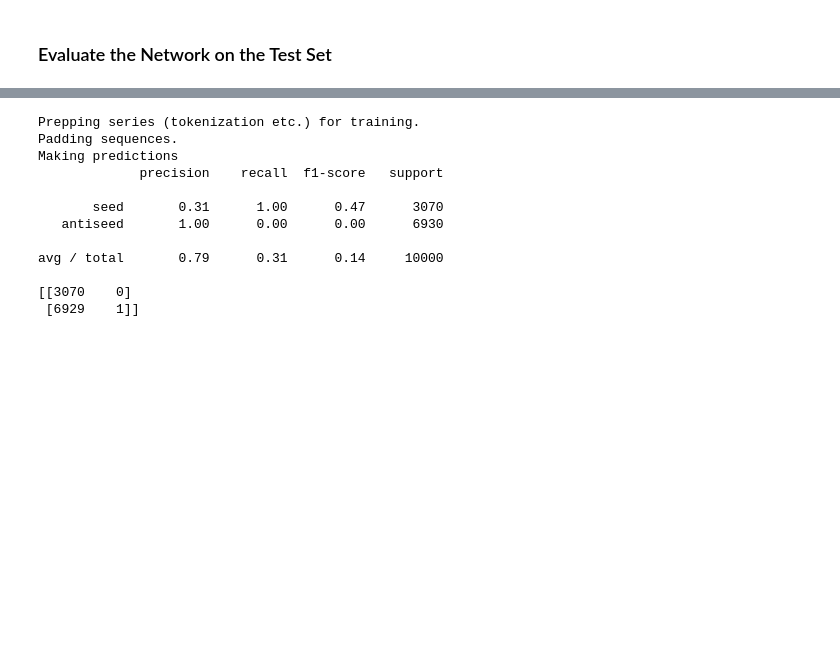
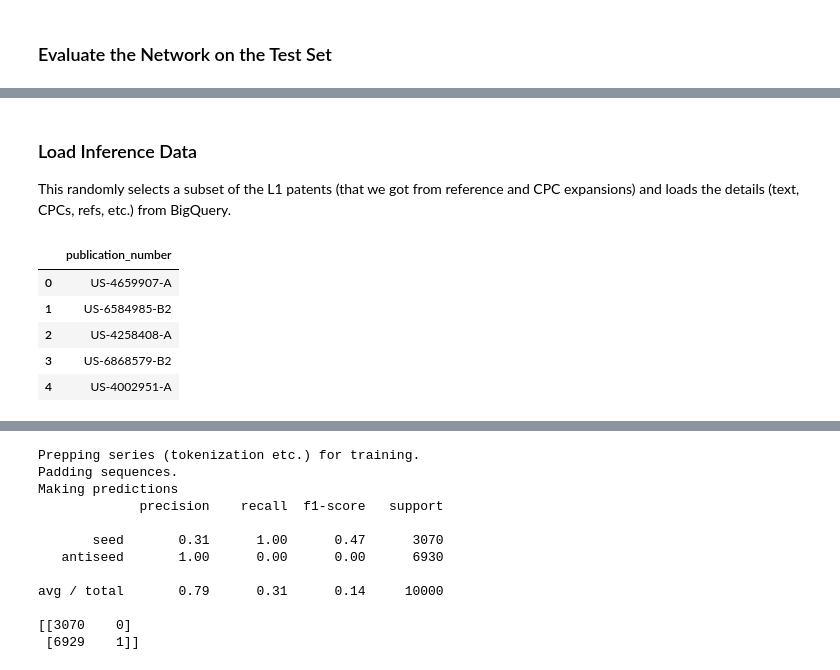
Before and after one commit to google/patents-public-data, a Jupyter notebook: LandscapeNotebook.ipynb, the cells around one changed output, grey strips where cells are left out. Saved outputs shown, nothing was run; the diff lists cells and outputs as text; code cells hidden in the pictures; blank space fills up the shorter version.

```diff
--- a/LandscapeNotebook.ipynb
+++ b/LandscapeNotebook.ipynb
@@ -481 +369,15 @@ expander = expansion.PatentLandscapeExpander(
+# %% [markdown]
+### Load Inference Data
+
+This randomly selects a subset of the L1 patents (that we got from reference and CPC expansions) and loads the details (text, CPCs, refs, etc.) from BigQuery.
+# %%
+subset_l1_pub_nums = l1_patents_df[['publication_number']].sample(frac=.20).reset_index(drop=True)
+subset_l1_pub_nums.head()
+# %% [output]
+|  | publication_number |
+| 0 | US-4659907-A |
+| 1 | US-6584985-B2 |
+| 2 | US-4258408-A |
+| 3 | US-6868579-B2 |
+| 4 | US-4002951-A |
 # %%
```
Also changed, not shown: parts of 28 cells of this notebook, 4 other files.
